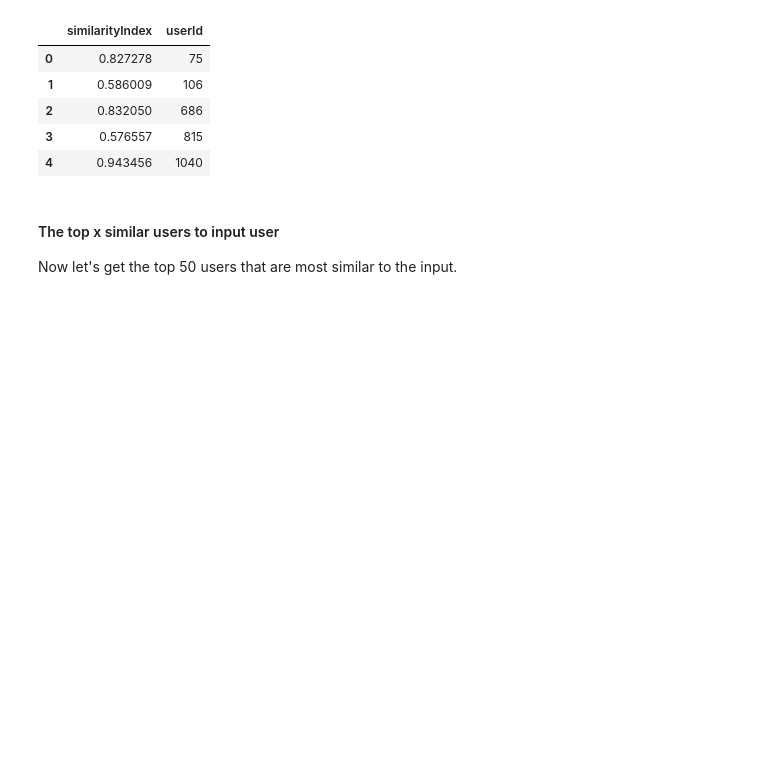
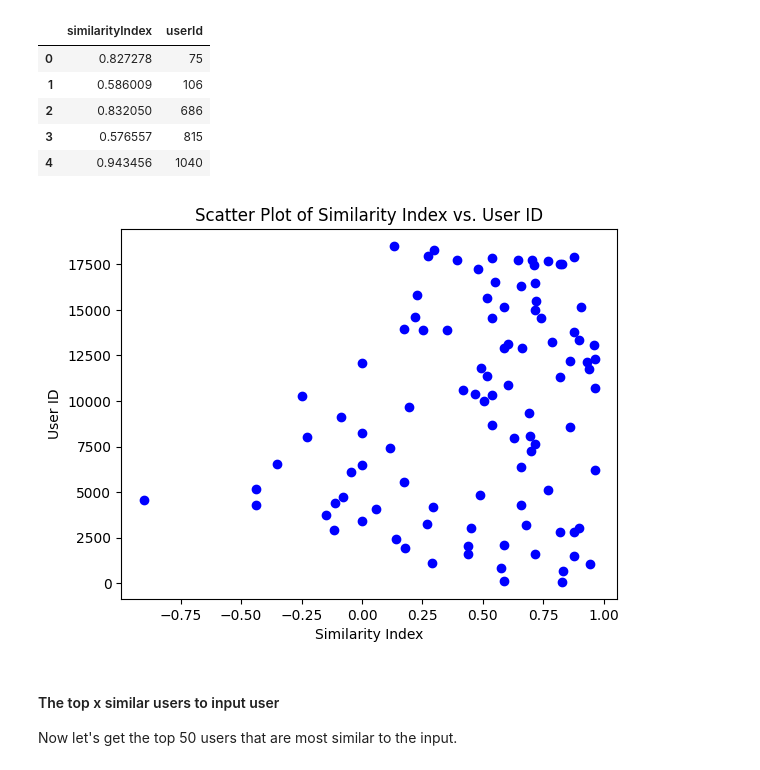
Before and after one commit to sreeharsha5219/Movie-Recommendation-System-with-Bias-Corrected-Collaborative-Filtering-and-Cloud-Deployment, a Jupyter notebook: collaborative_filtering.ipynb, the cells around one changed output. Cells and saved outputs as stored; diff of their text form; code cells hidden in the pictures; blank space fills up the shorter version.

```diff
--- a/collaborative_filtering.ipynb
+++ b/collaborative_filtering.ipynb
@@ -337,6 +355,17 @@ pearsonDF.head()
 | 2 | 0.832050 | 686 |
 | 3 | 0.576557 | 815 |
 | 4 | 0.943456 | 1040 |
+# %%
+# @title Scatter Plot of Similarity Index vs. User ID
+
+import matplotlib.pyplot as plt
+
+plt.scatter(pearsonDF['similarityIndex'], pearsonDF['userId'], color='blue')
+plt.xlabel('Similarity Index')
+plt.ylabel('User ID')
+_ = plt.title('Scatter Plot of Similarity Index vs. User ID')
+# %% [output]
+[figure, added]
 # %% [markdown]
 #### The top x similar users to input user
 Now let's get the top 50 users that are most similar to the input.
```
Also changed, not shown: parts of 8 cells of this notebook.
